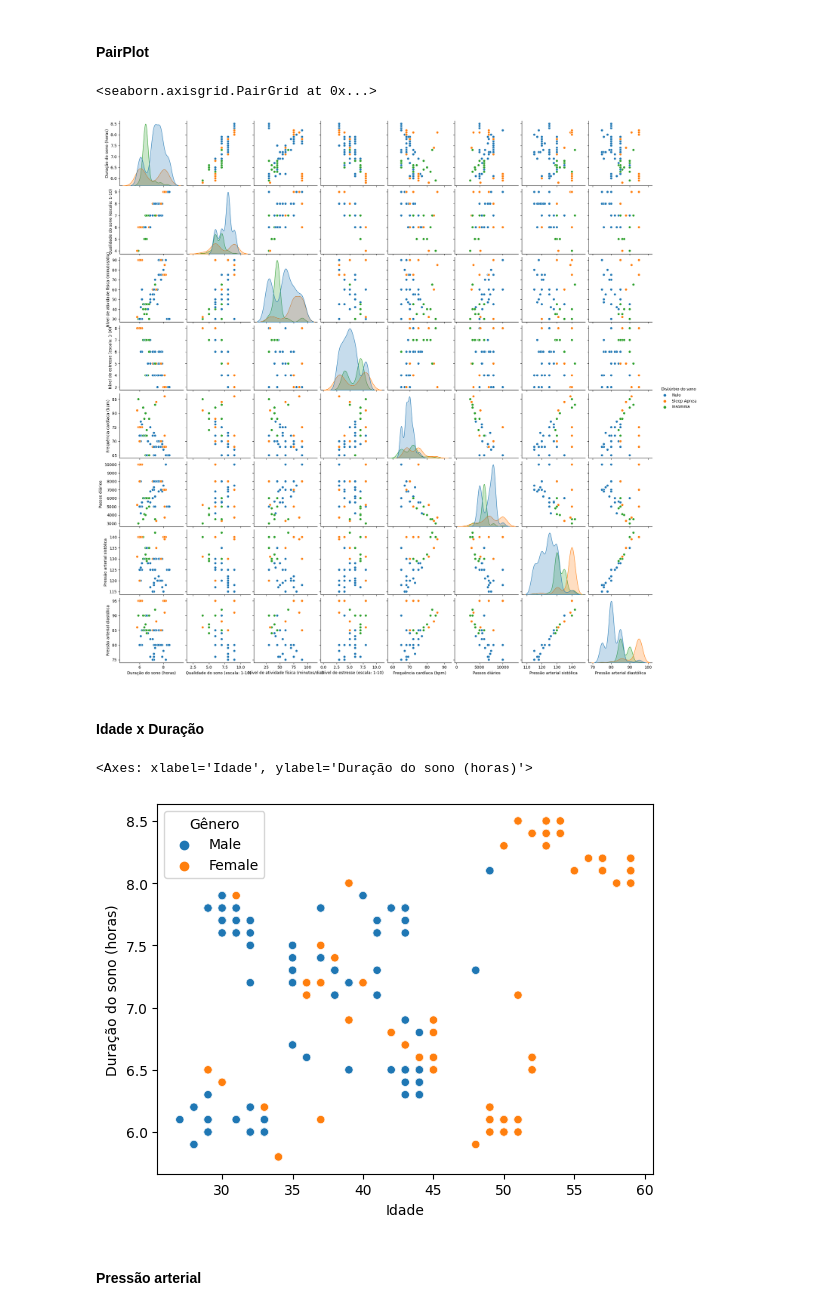
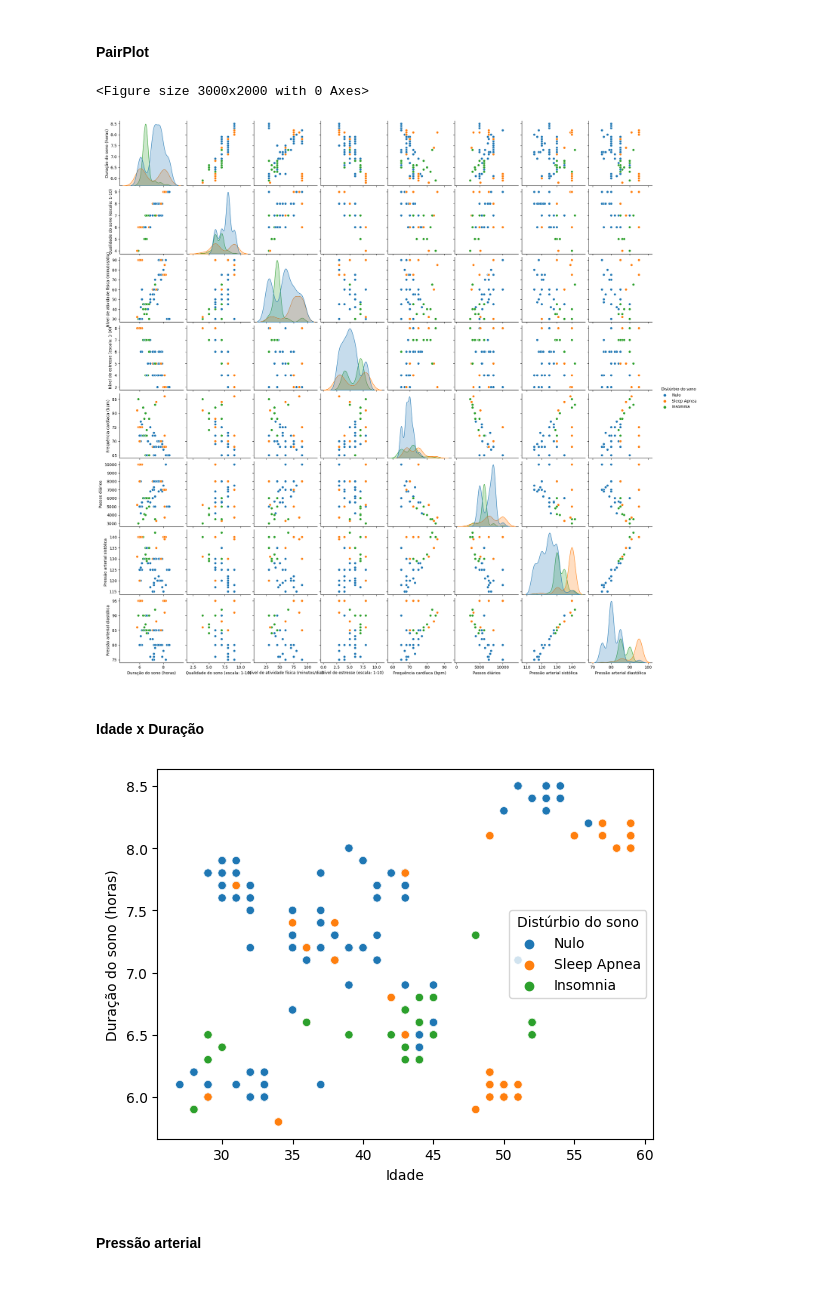
Before and after one commit to kaladabrio2020/Classfica-aoQualidadeDoSono, a Jupyter notebook: Analise.ipynb, the cells around one changed output. Drawn from its saved outputs; the diff is of its cells as text; code cells hidden in the pictures.

Commit message:
data140

```diff
--- a/Analise.ipynb
+++ b/Analise.ipynb
@@ -143,21 +143,23 @@ data[['Pressão arterial diastólica','Pressão arterial sistólica']].head(3)
 # %% [markdown]
 #### PairPlot
 # %%
-sea.pairplot(data.drop(columns=['ID da pessoa','Gênero','Idade' ]),hue='Distúrbio do sono')
+plt.figure(figsize=(30,20))
+sea.pairplot(data.drop(columns=['ID da pessoa','Gênero','Idade']),hue='Distúrbio do sono')
+plt.show()
 # %% [output]
-<seaborn.axisgrid.PairGrid at 0x...>
+<Figure size 3000x2000 with 0 Axes>
 [figure]
 # %% [markdown]
 ####  Idade x Duração
 # %%
 sea.scatterplot(
     x = data['Idade'],
     y = data['Duração do sono (horas)'],
-    hue = data['Gênero']
+    hue = data['Distúrbio do sono']
 )
+plt.show()
 # %% [output]
-<Axes: xlabel='Idade', ylabel='Duração do sono (horas)'>
-[figure, old version]
+[figure, new version]
 # %% [markdown]
 #### Pressão arterial
 # %%
```
Also changed, not shown: parts of 7 cells of this notebook.
